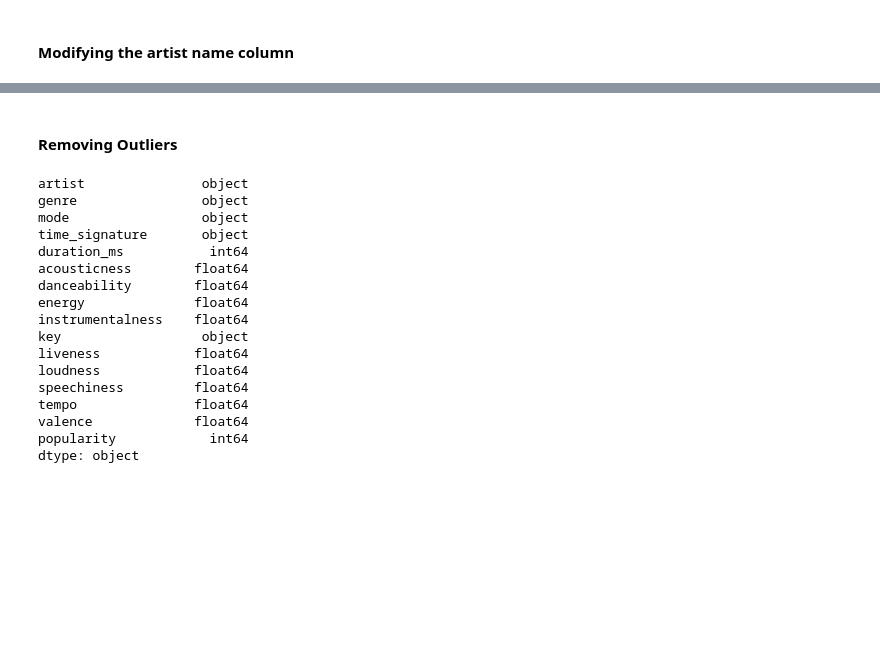
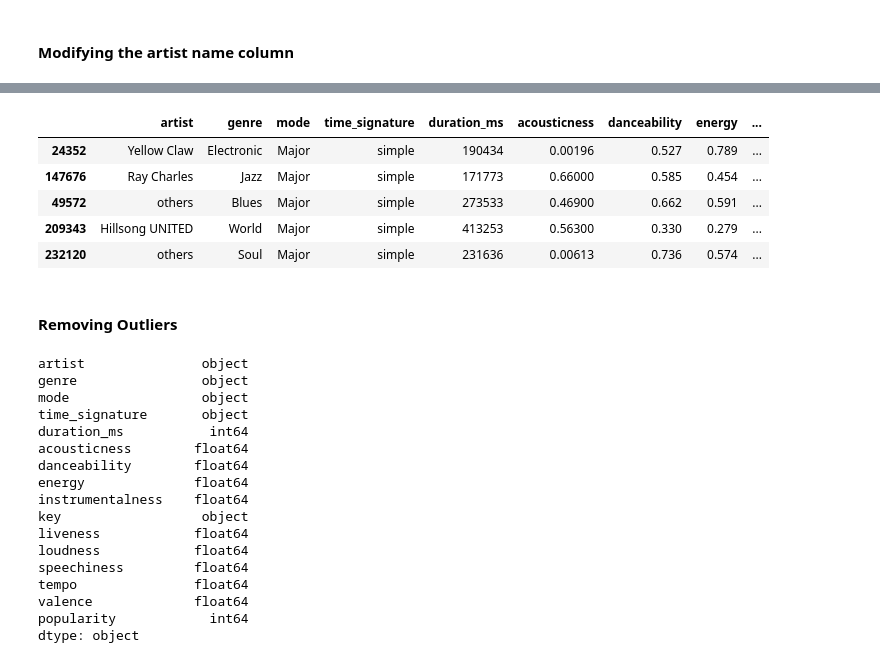
Before and after one commit to McOwino/Spotify_Analysis, a Jupyter notebook: Spottify_Analysis.ipynb, the cells around one changed output, grey strips where cells are left out. Drawn from its saved outputs; the diff is of its cells as text; code cells hidden in the pictures; blank space fills up the shorter version.

```diff
--- a/Spottify_Analysis.ipynb
+++ b/Spottify_Analysis.ipynb
@@ -268,4 +284,13 @@ We Are The Union             21
 Name: artist, Length: 2909, dtype: int64
+# %%
+data1.sample(5)
+# %% [output]
+|  | artist | genre | mode | time_signature | duration_ms | acousticness | danceability | energy | ... |
+| 24352 | Yellow Claw | Electronic | Major | simple | 190434 | 0.00196 | 0.527 | 0.789 | ... |
+| 147676 | Ray Charles | Jazz | Major | simple | 171773 | 0.66000 | 0.585 | 0.454 | ... |
+| 49572 | others | Blues | Major | simple | 273533 | 0.46900 | 0.662 | 0.591 | ... |
+| 209343 | Hillsong UNITED | World | Major | simple | 413253 | 0.56300 | 0.330 | 0.279 | ... |
+| 232120 | others | Soul | Major | simple | 231636 | 0.00613 | 0.736 | 0.574 | ... |
 # %% [markdown]
 #### Removing Outliers
 # %%
```
Also changed, not shown: parts of 22 cells of this notebook.
